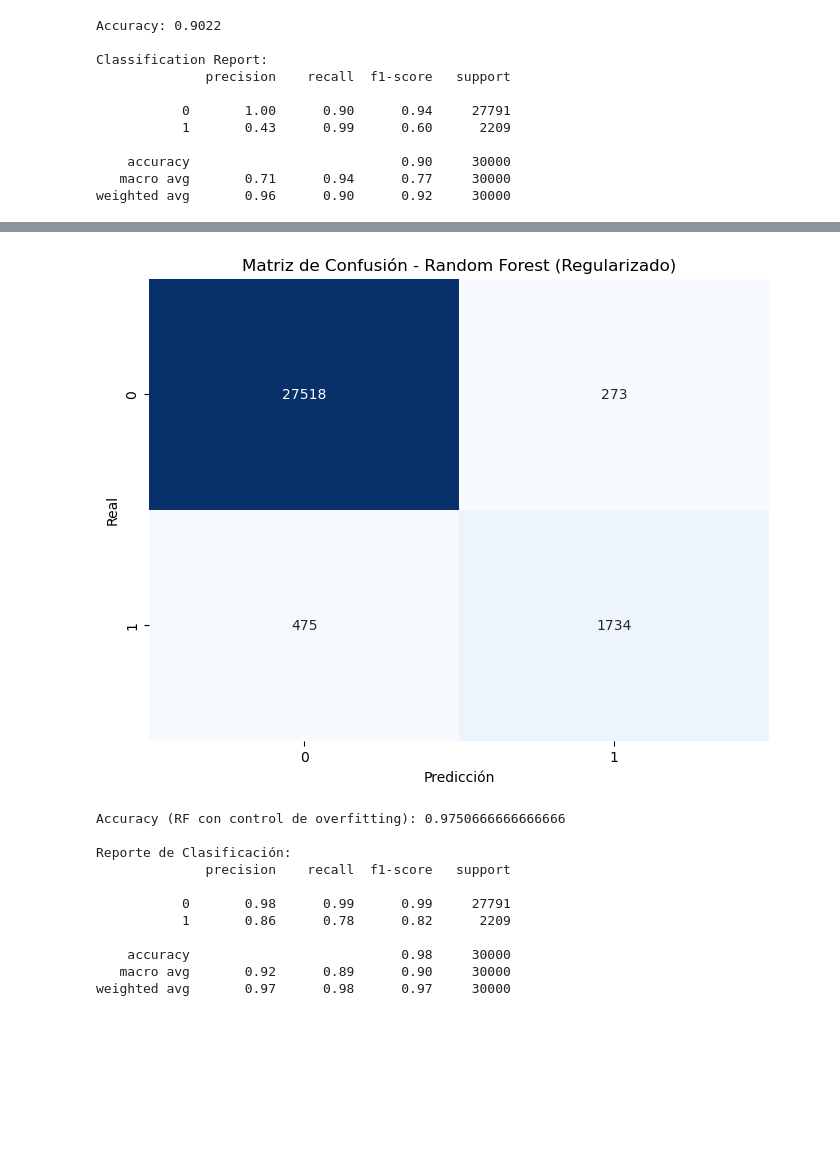
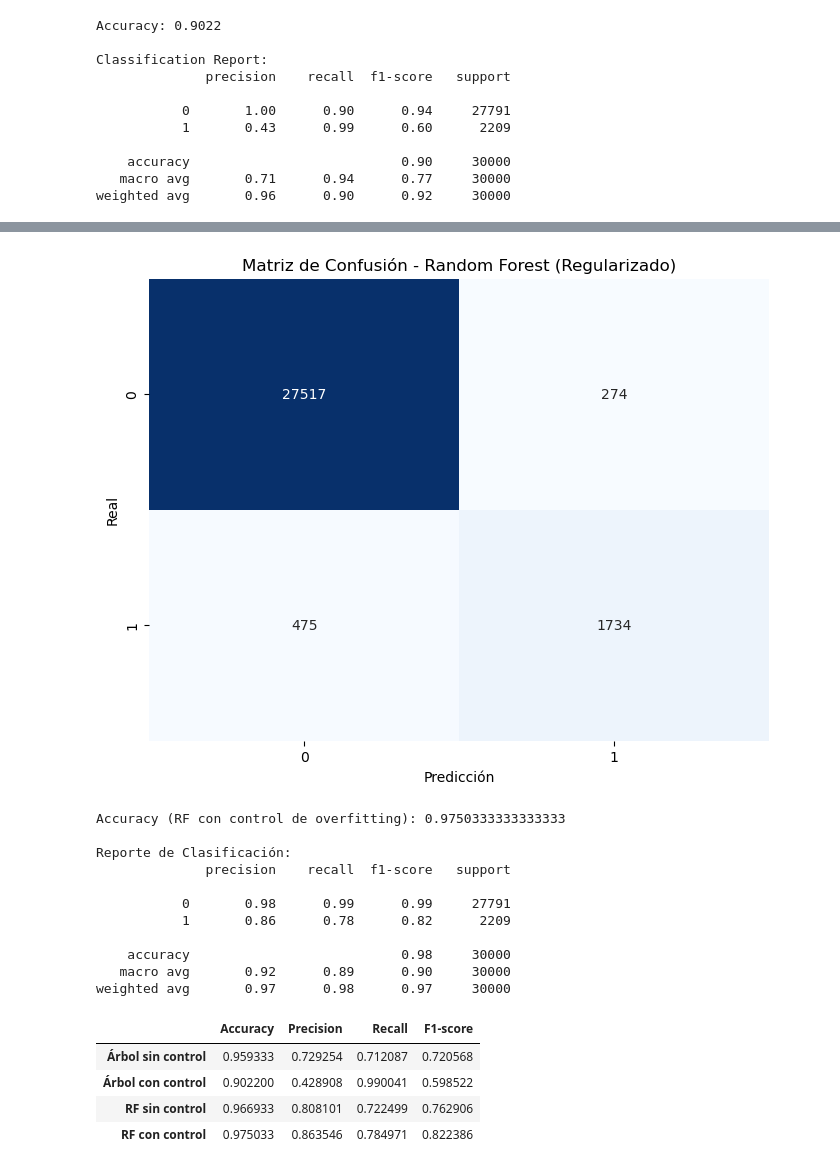
Before and after one commit to Piter3214/p_ia, a Jupyter notebook: Proyecto_ia.ipynb, the cells around one changed output, grey strips where cells are left out. Saved outputs shown, nothing was run; the diff lists cells and outputs as text; code cells hidden in the pictures; blank space fills up the shorter version.

```diff
--- a/Proyecto_ia.ipynb
+++ b/Proyecto_ia.ipynb
@@ -685,7 +679,7 @@ Reporte de Clasificación (Random Forest):
    macro avg       0.89      0.85      0.87     30000
 weighted avg       0.97      0.97      0.97     30000
 # %%
-X_train, X_test, y_train, y_test = train_test_split(X, y, test_size=0.3, random_state=42)
+
 
 # Modelo con control de sobreajuste
 rf_model = RandomForestClassifier(
@@ -698,13 +692,13 @@ rf_model = RandomForestClassifier(
 )
 
 # Entrenamiento
-rf_model.fit(X_train, y_train)
+rf_model.fit(x_train, y_train)
 
 # Predicción
-y_pred_rf = rf_model.predict(X_test)
+y_pred_rf1 = rf_model.predict(x_test)
 
 # Matriz de confusión
-cm_rf = confusion_matrix(y_test, y_pred_rf)
+cm_rf = confusion_matrix(y_test, y_pred_rf1)
 
 # Visualización
 plt.figure(figsize=(8, 6))
@@ -715,12 +709,12 @@ plt.title('Matriz de Confusión - Random Forest (Regularizado)')
 plt.show()
 
 # Métricas
-print("Accuracy (RF con control de overfitting):", accuracy_score(y_test, y_pred_rf))
+print("Accuracy (RF con control de overfitting):", accuracy_score(y_test, y_pred_rf1))
 print("\nReporte de Clasificación:")
-print(classification_report(y_test, y_pred_rf))
+print(classification_report(y_test, y_pred_rf1))
 # %% [output]
 [figure]
-Accuracy (RF con control de overfitting): 0.9750666666666666
+Accuracy (RF con control de overfitting): 0.9750333333333333
 
 Reporte de Clasificación:
               precision    recall  f1-score   support
@@ -733,0 +758,8 @@ weighted avg       0.97      0.98      0.97     30000
+# %%
+df_metricas
+# %% [output]
+|  | Accuracy | Precision | Recall | F1-score |
+| Árbol sin control | 0.959333 | 0.729254 | 0.712087 | 0.720568 |
+| Árbol con control | 0.902200 | 0.428908 | 0.990041 | 0.598522 |
+| RF sin control | 0.966933 | 0.808101 | 0.722499 | 0.762906 |
+| RF con control | 0.975033 | 0.863546 | 0.784971 | 0.822386 |
```
Also changed, not shown: parts of 19 cells of this notebook.
